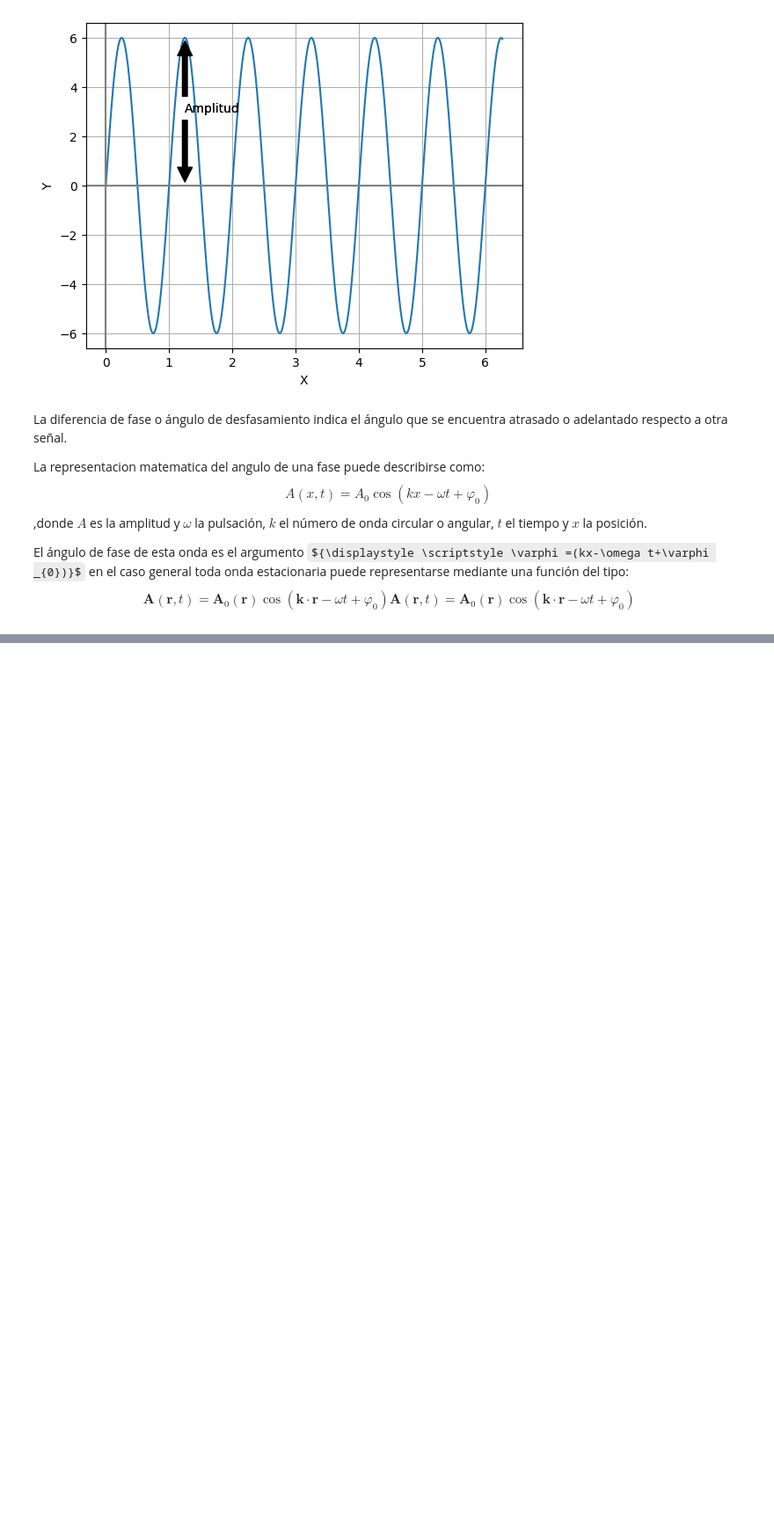
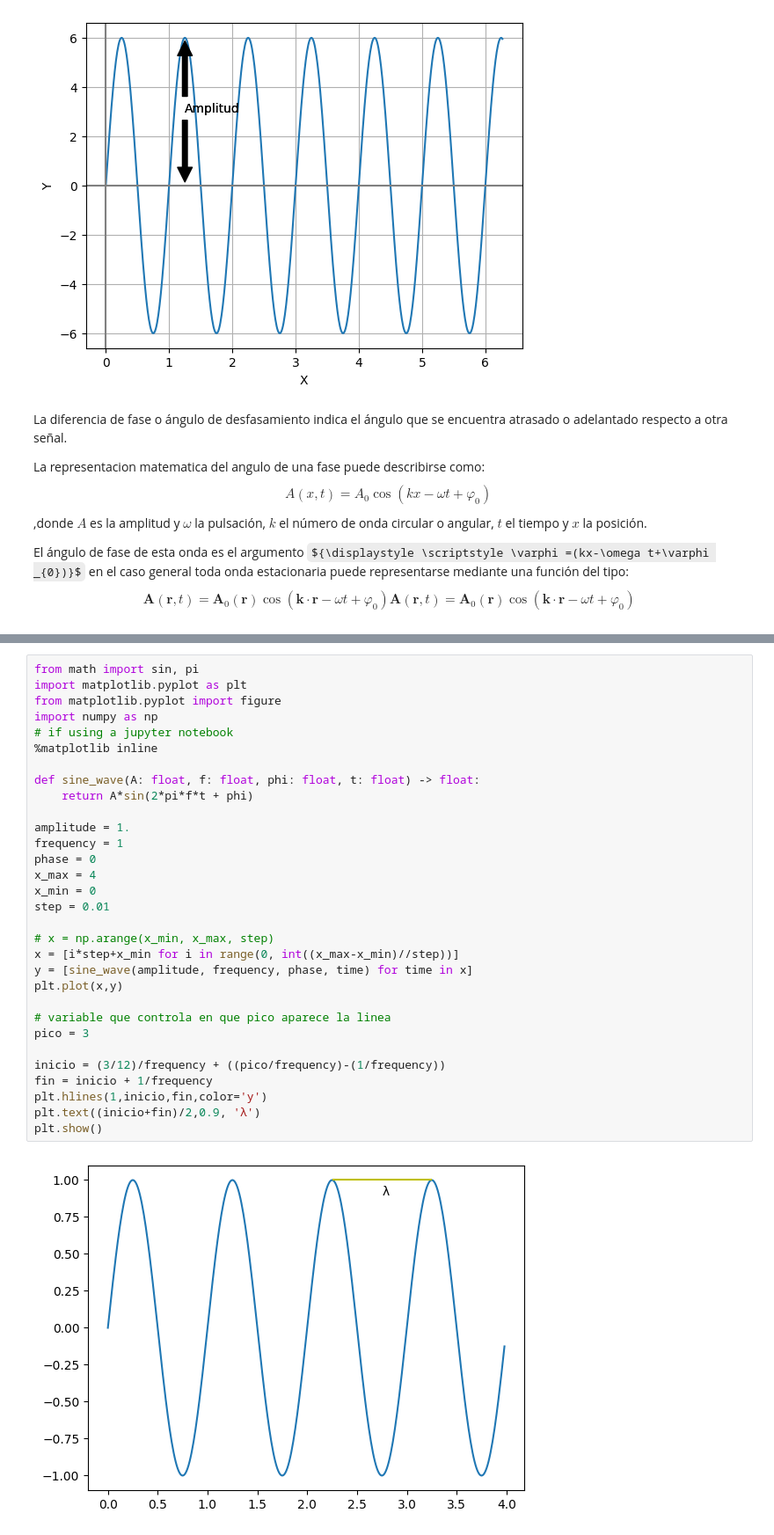
Before and after one commit to pintogatito/Seniales, a Jupyter notebook: Signal.ipynb, the cells around one changed output, grey strips where cells are left out. Shown: that part at 88% size. Drawn from its saved outputs; the diff is of its cells as text; some formulas as TeX source; blank space fills up the shorter version.

```diff
--- a/Signal.ipynb
+++ b/Signal.ipynb
@@ -236,0 +234,33 @@ plt.show()
+# %%
+from math import sin, pi
+import matplotlib.pyplot as plt
+from matplotlib.pyplot import figure
+import numpy as np
+# if using a jupyter notebook
+%matplotlib inline
+
+def sine_wave(A: float, f: float, phi: float, t: float) -> float:
+    return A*sin(2*pi*f*t + phi)
+
+amplitude = 1.
+frequency = 1
+phase = 0
+x_max = 4
+x_min = 0
+step = 0.01
+
+# x = np.arange(x_min, x_max, step)
+x = [i*step+x_min for i in range(0, int((x_max-x_min)//step))]
+y = [sine_wave(amplitude, frequency, phase, time) for time in x]
+plt.plot(x,y)
+
+# variable que controla en que pico aparece la linea
+pico = 3
+
+inicio = (3/12)/frequency + ((pico/frequency)-(1/frequency))
+fin = inicio + 1/frequency
+plt.hlines(1,inicio,fin,color='y')
+plt.text((inicio+fin)/2,0.9, 'λ')
+plt.show()
+# %% [output]
+[figure, added]
```
Also changed, not shown: parts of 8 cells of this notebook, 1 other file.
